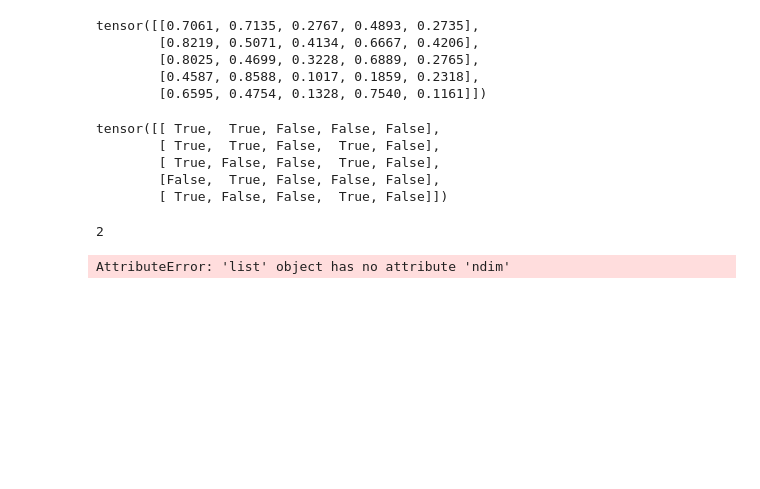
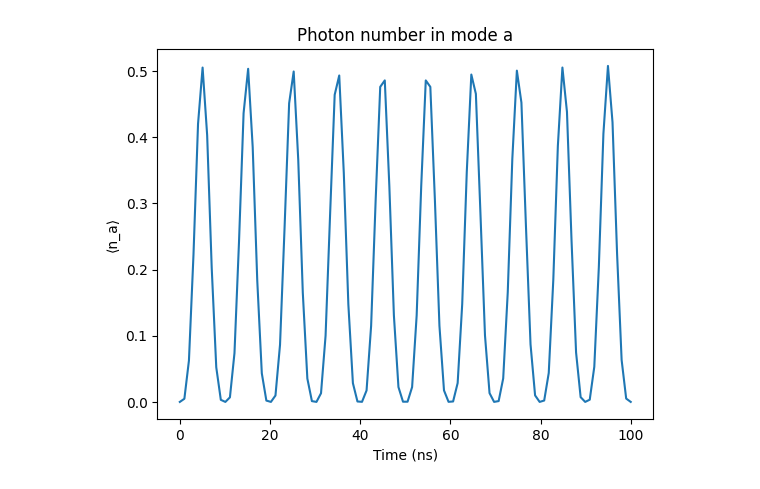
Before and after one commit to jaychotaliya987/Reservoir_Pytorch, a Jupyter notebook: Examples/roughwork.ipynb, the cells around one changed output. Cells and saved outputs as stored; diff of their text form; code cells hidden in the pictures; blank space fills up the shorter version.

```diff
--- a/Examples/roughwork.ipynb
+++ b/Examples/roughwork.ipynb
@@ -13,26 +10,0 @@ random = (random *2) -1
-# %%
-mask = torch.rand(5,5)
-mask
-# %% [output]
-tensor([[0.7061, 0.7135, 0.2767, 0.4893, 0.2735],
-        [0.8219, 0.5071, 0.4134, 0.6667, 0.4206],
-        [0.8025, 0.4699, 0.3228, 0.6889, 0.2765],
-        [0.4587, 0.8588, 0.1017, 0.1859, 0.2318],
-        [0.6595, 0.4754, 0.1328, 0.7540, 0.1161]])
-# %%
-mask > .5
-# %% [output]
-tensor([[ True,  True, False, False, False],
-        [ True,  True, False,  True, False],
-        [ True, False, False,  True, False],
-        [False,  True, False, False, False],
-        [ True, False, False,  True, False]])
-# %%
-random.ndim
-# %% [output]
-2
-# %%
-list = [1,2,3]
-list.ndim
-# %% [output]
-AttributeError: 'list' object has no attribute 'ndim'
@@ -38,0 +50,9 @@ AttributeError: 'list' object has no attribute 'ndim'
+# %%
+n_a = qt.expect(a.dag() * a, result.states)
+plt.plot(times * 1e9, n_a)
+plt.xlabel("Time (ns)")
+plt.ylabel("⟨n_a⟩")
+plt.title("Photon number in mode a")
+plt.show()
+# %% [output]
+[figure, added]
```
Also changed, not shown: parts of 4 cells of this notebook, 1 other file.
